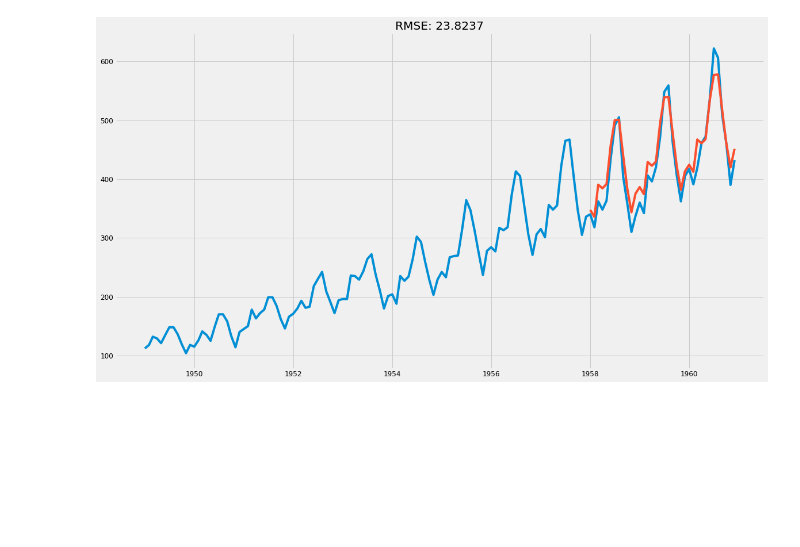
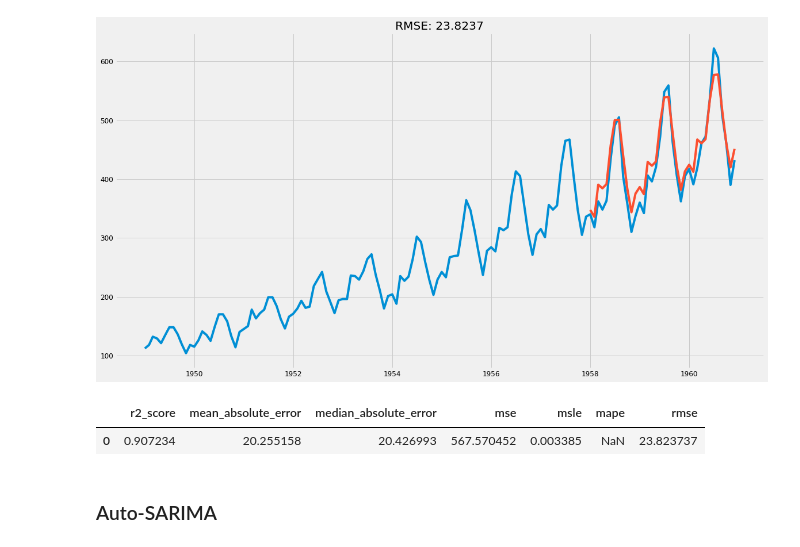
Before and after one commit to melwinmpk/python_datascience, a Jupyter notebook: ML/Time Series Analysis and Forcasting in Python.ipynb, the cells around one changed output. Saved outputs shown, nothing was run; the diff lists cells and outputs as text; code cells hidden in the pictures; blank space fills up the shorter version.

```diff
--- a/ML/Time Series Analysis and Forcasting in Python.ipynb
+++ b/ML/Time Series Analysis and Forcasting in Python.ipynb
@@ -1069,3 +1069,10 @@ plt.title('RMSE: %.4f'%rmse)
 # %% [output]
 Text(0.5, 1.0, 'RMSE: 23.8237')
 [figure]
+# %%
+evaluate_forcast(y[start_index:end_index], predictions)
+# %% [output]
+|  | r2_score | mean_absolute_error | median_absolute_error | mse | msle | mape | rmse |
+| 0 | 0.907234 | 20.255158 | 20.426993 | 567.570452 | 0.003385 | NaN | 23.823737 |
+# %% [markdown]
+### Auto-SARIMA
```
Also changed, not shown: parts of 30 cells of this notebook.
